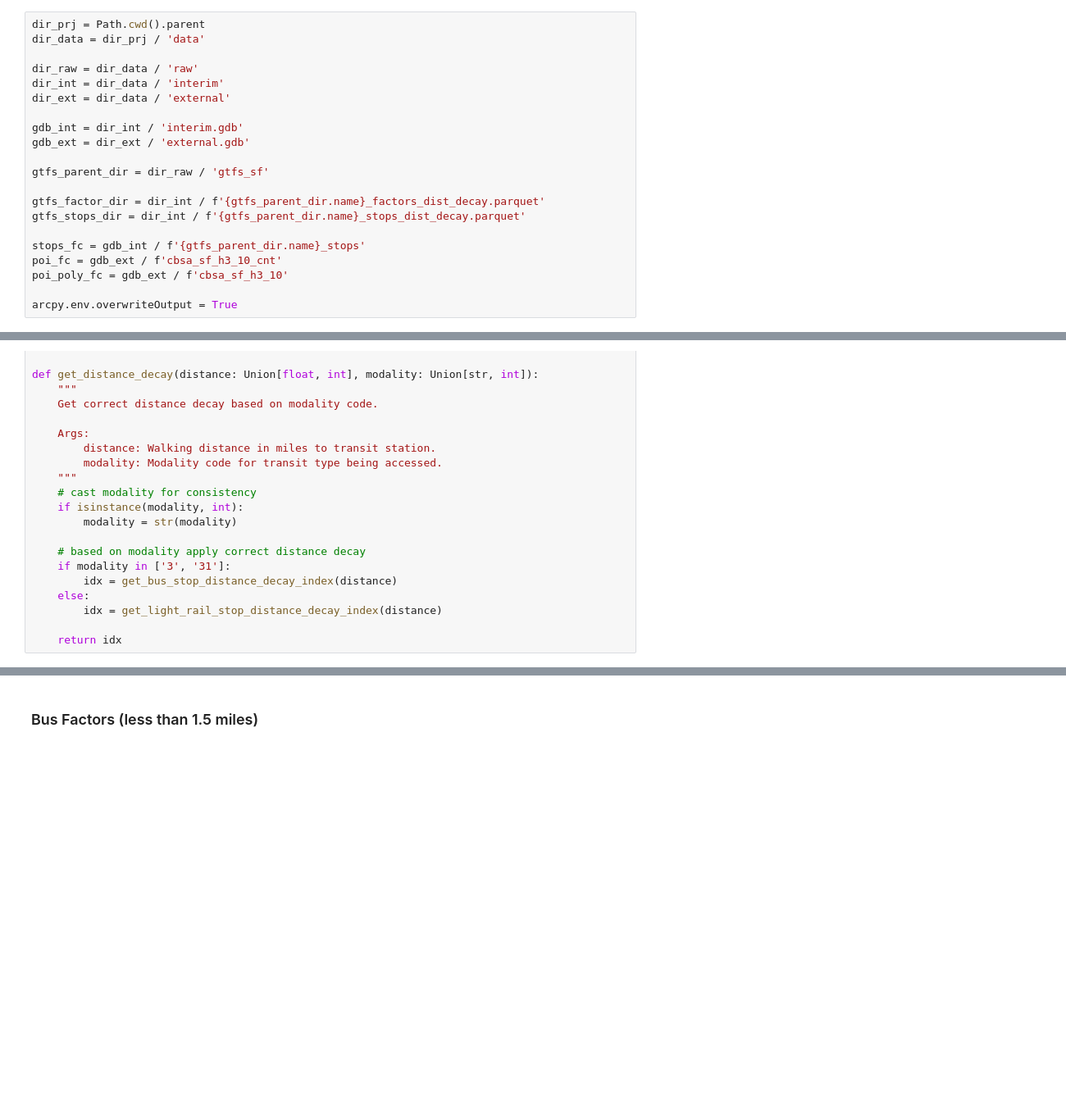
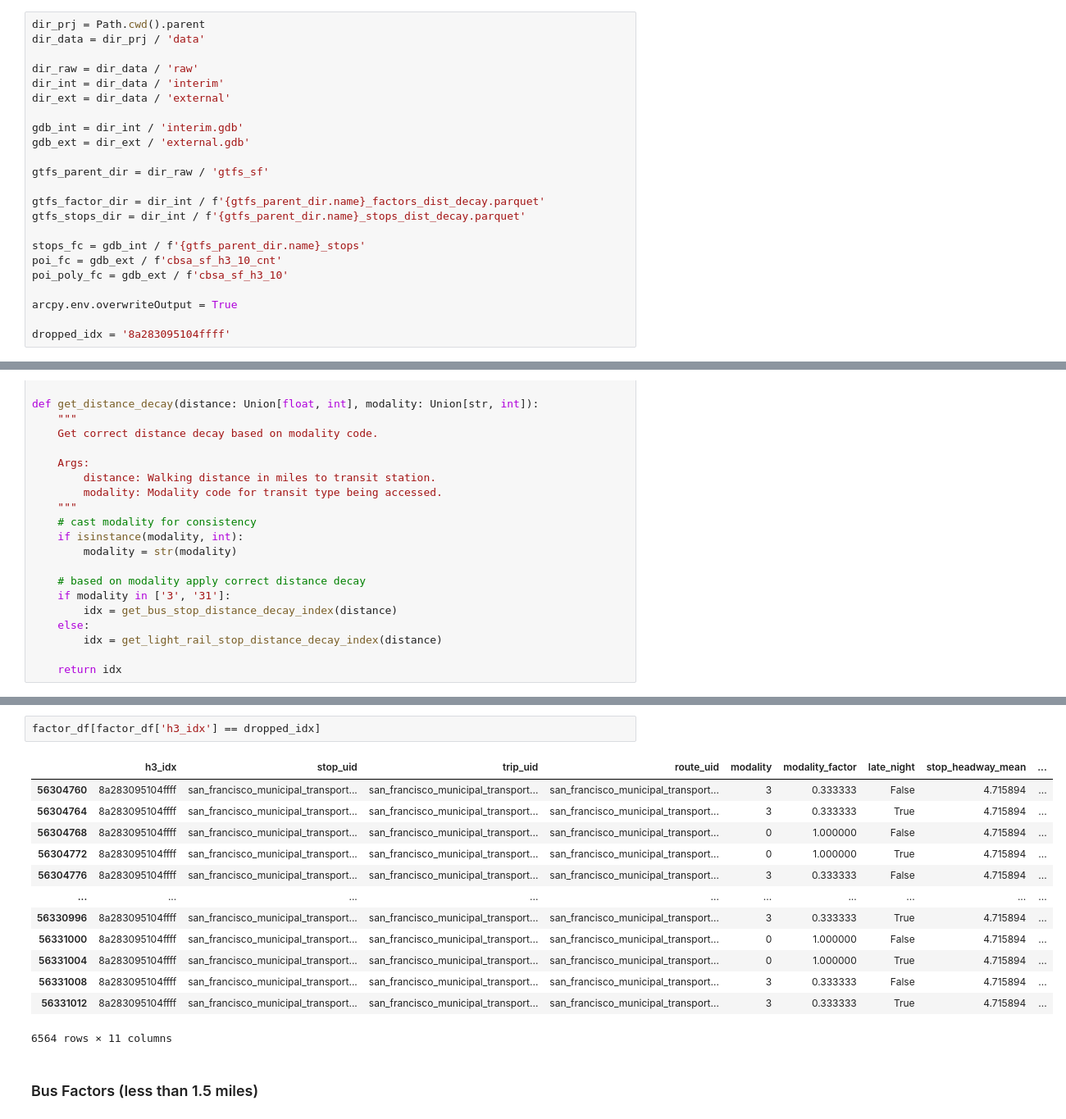
Before and after one commit to knu2xs/gtfs-tools, a Jupyter notebook: notebooks/distance-decay-index.ipynb, the cells around one changed output, grey strips where cells are left out. Shown: that part at 82% size. Cells and saved outputs as stored; diff of their text form; blank space fills up the shorter version.

```diff
--- a/notebooks/distance-decay-index.ipynb
+++ b/notebooks/distance-decay-index.ipynb
@@ -30,6 +30,8 @@ poi_fc = gdb_ext / f'cbsa_sf_h3_10_cnt'
 poi_poly_fc = gdb_ext / f'cbsa_sf_h3_10'
 
 arcpy.env.overwriteOutput = True
+
+dropped_idx = '8a283095104ffff'
 # %% [markdown]
 ## Assemble Trip Factor and Stops Data
 # %%
@@ -426,6 +443,22 @@ memory usage: 7.3+ GB
 | 321 | 8a2830cf5647fff | amtrak_aca | amtrak_105452 | amtrak_26025 | 2 | 1.0 | True | 79.8 | ... |
 | 322 | 8a2830cf5667fff | amtrak_aca | amtrak_105452 | amtrak_26025 | 2 | 1.0 | True | 79.8 | ... |
 | 323 | 8a2830cf5647fff | amtrak_aca | amtrak_105453 | amtrak_26025 | 2 | 1.0 | False | 79.8 | ... |
+# %%
+factor_df[factor_df['h3_idx'] == dropped_idx]
+# %% [output]
+|  | h3_idx | stop_uid | trip_uid | route_uid | modality | modality_factor | late_night | stop_headway_mean | ... |
+| 56304760 | 8a283095104ffff | san_francisco_municipal_transport... | san_francisco_municipal_transport... | san_francisco_municipal_transport... | 3 | 0.333333 | False | 4.715894 | ... |
+| 56304764 | 8a283095104ffff | san_francisco_municipal_transport... | san_francisco_municipal_transport... | san_francisco_municipal_transport... | 3 | 0.333333 | True | 4.715894 | ... |
+| 56304768 | 8a283095104ffff | san_francisco_municipal_transport... | san_francisco_municipal_transport... | san_francisco_municipal_transport... | 0 | 1.000000 | False | 4.715894 | ... |
+| 56304772 | 8a283095104ffff | san_francisco_municipal_transport... | san_francisco_municipal_transport... | san_francisco_municipal_transport... | 0 | 1.000000 | True | 4.715894 | ... |
+| 56304776 | 8a283095104ffff | san_francisco_municipal_transport... | san_francisco_municipal_transport... | san_francisco_municipal_transport... | 3 | 0.333333 | False | 4.715894 | ... |
+| ... | ... | ... | ... | ... | ... | ... | ... | ... | ... |
+| 56330996 | 8a283095104ffff | san_francisco_municipal_transport... | san_francisco_municipal_transport... | san_francisco_municipal_transport... | 3 | 0.333333 | True | 4.715894 | ... |
+| 56331000 | 8a283095104ffff | san_francisco_municipal_transport... | san_francisco_municipal_transport... | san_francisco_municipal_transport... | 0 | 1.000000 | False | 4.715894 | ... |
+| 56331004 | 8a283095104ffff | san_francisco_municipal_transport... | san_francisco_municipal_transport... | san_francisco_municipal_transport... | 0 | 1.000000 | True | 4.715894 | ... |
+| 56331008 | 8a283095104ffff | san_francisco_municipal_transport... | san_francisco_municipal_transport... | san_francisco_municipal_transport... | 3 | 0.333333 | False | 4.715894 | ... |
+| 56331012 | 8a283095104ffff | san_francisco_municipal_transport... | san_francisco_municipal_transport... | san_francisco_municipal_transport... | 3 | 0.333333 | True | 4.715894 | ... |
+6564 rows × 11 columns
 # %% [markdown]
 ### Bus Factors (less than 1.5 miles)
 # %%
```
Also changed, not shown: parts of 21 cells of this notebook, 4 other files.
